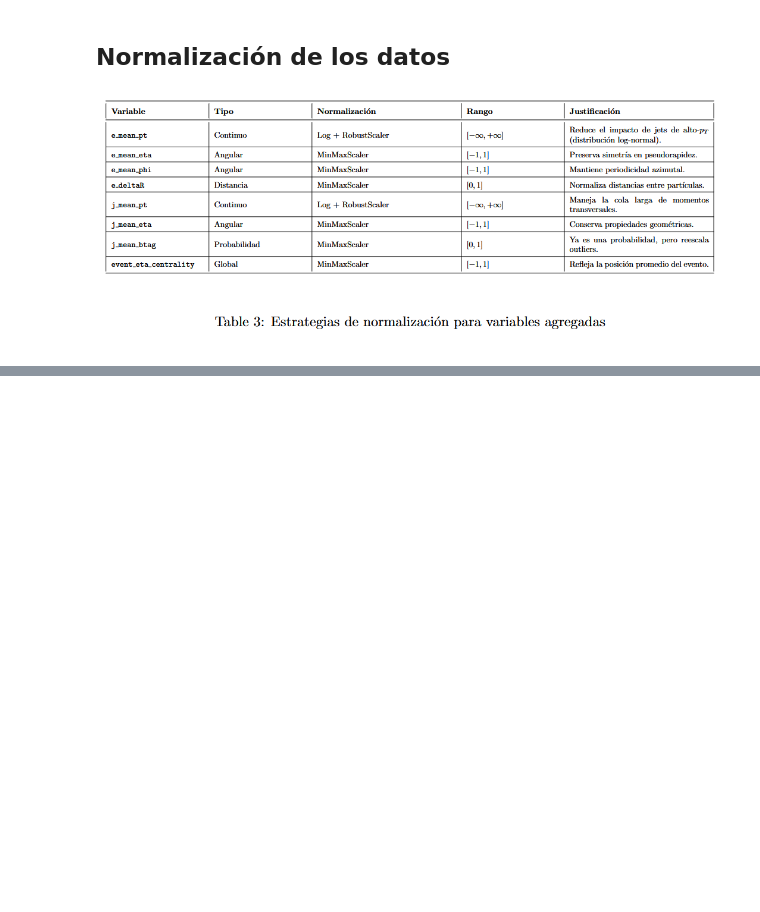
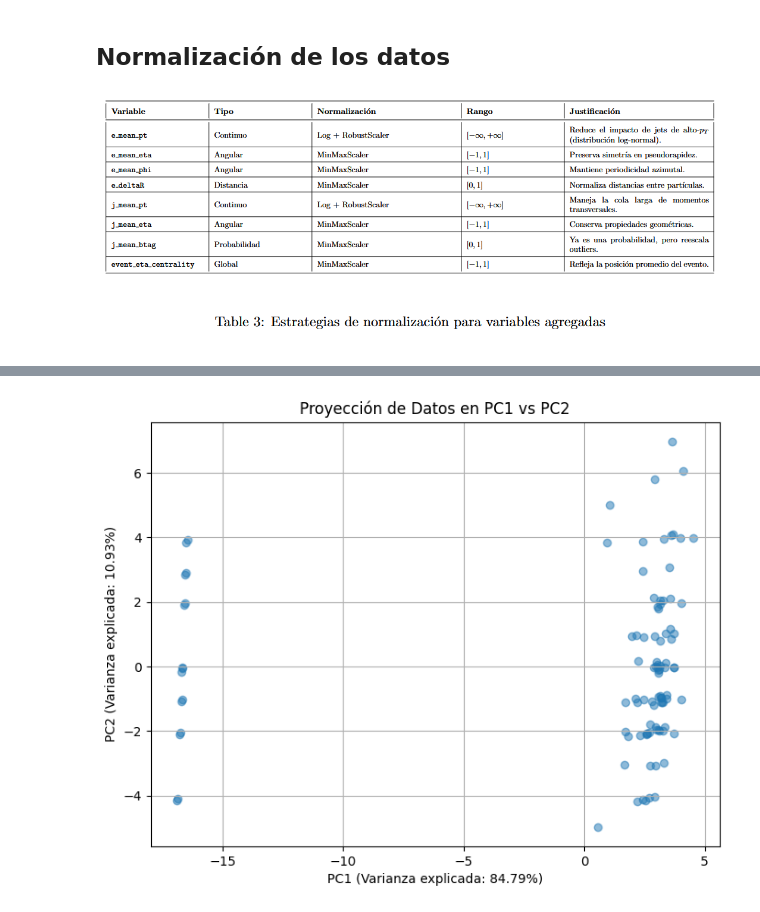
Before and after one commit to MirandaCarou/AMA, a Jupyter notebook: FinalProyect.ipynb, the cells around one changed output, grey strips where cells are left out. Drawn from its saved outputs; the diff is of its cells as text; code cells hidden in the pictures; blank space fills up the shorter version.

```diff
--- a/FinalProyect.ipynb
+++ b/FinalProyect.ipynb
@@ -323,0 +399,10 @@ array([[ 2.46499193e+00, -1.02858293e+00],
+# %%
+plt.figure(figsize=(8, 6))
+plt.scatter(principal_components[:, 0], principal_components[:, 1], alpha=0.5)
+plt.xlabel(f'PC1 (Varianza explicada: {pca.explained_variance_ratio_[0]:.2%})')
+plt.ylabel(f'PC2 (Varianza explicada: {pca.explained_variance_ratio_[1]:.2%})')
+plt.title('Proyección de Datos en PC1 vs PC2')
+plt.grid(True)
+plt.show()
+# %% [output]
+[figure, added]
```
Also changed, not shown: parts of 15 cells of this notebook.
